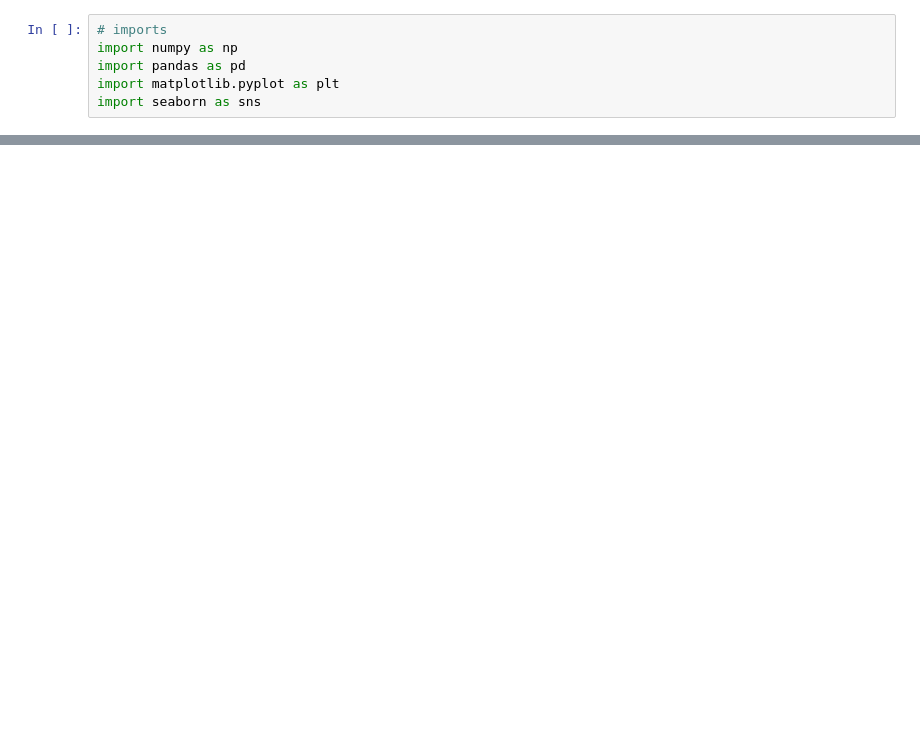
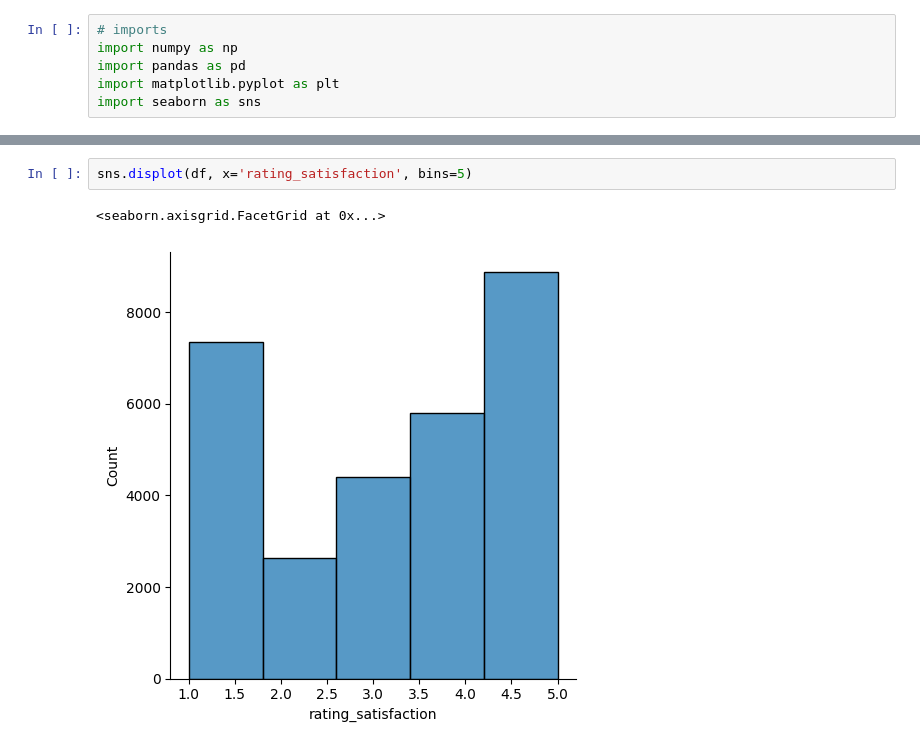
Before and after one commit to sepidehparhami/scraping-webmd-drug-reviews, a Jupyter notebook: psychiatric-drugs-summary.ipynb, the cells around one changed output, grey strips where cells are left out. Cells and saved outputs as stored; diff of their text form; blank space fills up the shorter version.

```diff
--- a/psychiatric-drugs-summary.ipynb
+++ b/psychiatric-drugs-summary.ipynb
@@ -44,3 +111,8 @@ type(vals
+# %%
+sns.displot(df, x='rating_satisfaction', bins=5)
+# %% [output]
+<seaborn.axisgrid.FacetGrid at 0x...>
+[figure, added]
 # %%
 vals = np.array([x for x in pd.unique(df['age']) if type(x)==str])
 first_numbers = [int(x.split('-')[0]) for x in vals]
```
Also changed, not shown: parts of 18 cells of this notebook.
